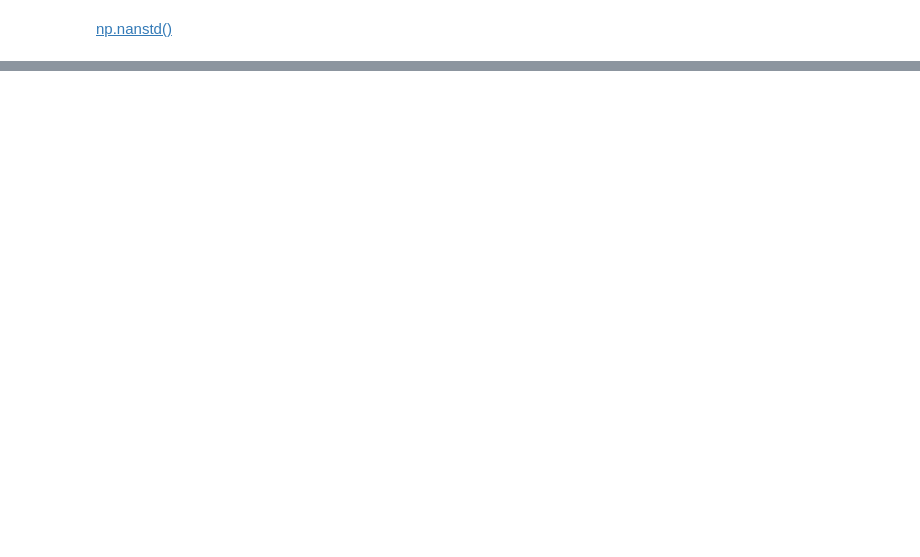
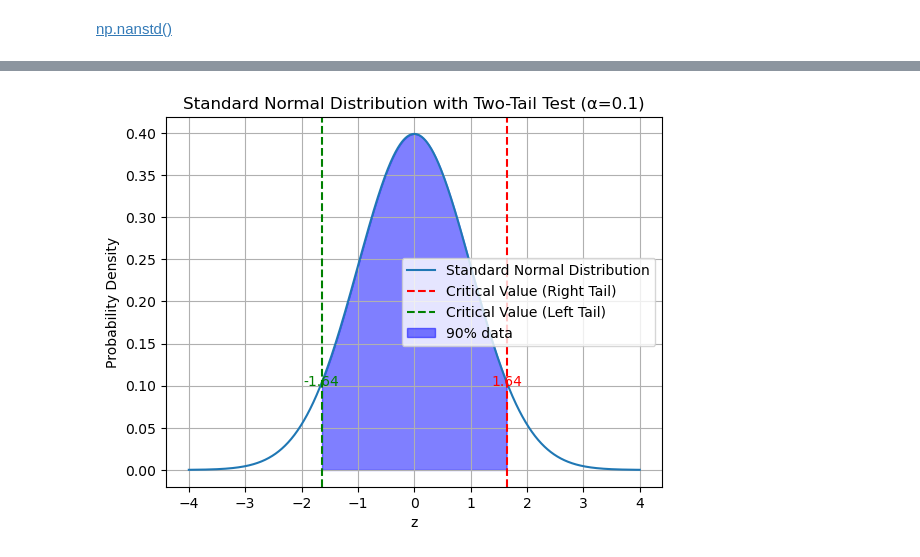
Before and after one commit to SeanJSLee/Teaching_YU_DS_basic_KR, a Jupyter notebook: Lecture_basic_stat.ipynb, the cells around one changed output, grey strips where cells are left out. Drawn from its saved outputs; the diff is of its cells as text; code cells hidden in the pictures; blank space fills up the shorter version.

```diff
--- a/Lecture_basic_stat.ipynb
+++ b/Lecture_basic_stat.ipynb
@@ -144,0 +315,4 @@ print('DoF adjusted',np.nanstd(data_missing,
+# %%
+draw_cv_conf(alpha=0.1)
+# %% [output]
+[figure, added]
```
Also changed, not shown: parts of 43 cells of this notebook, 5 other files.
